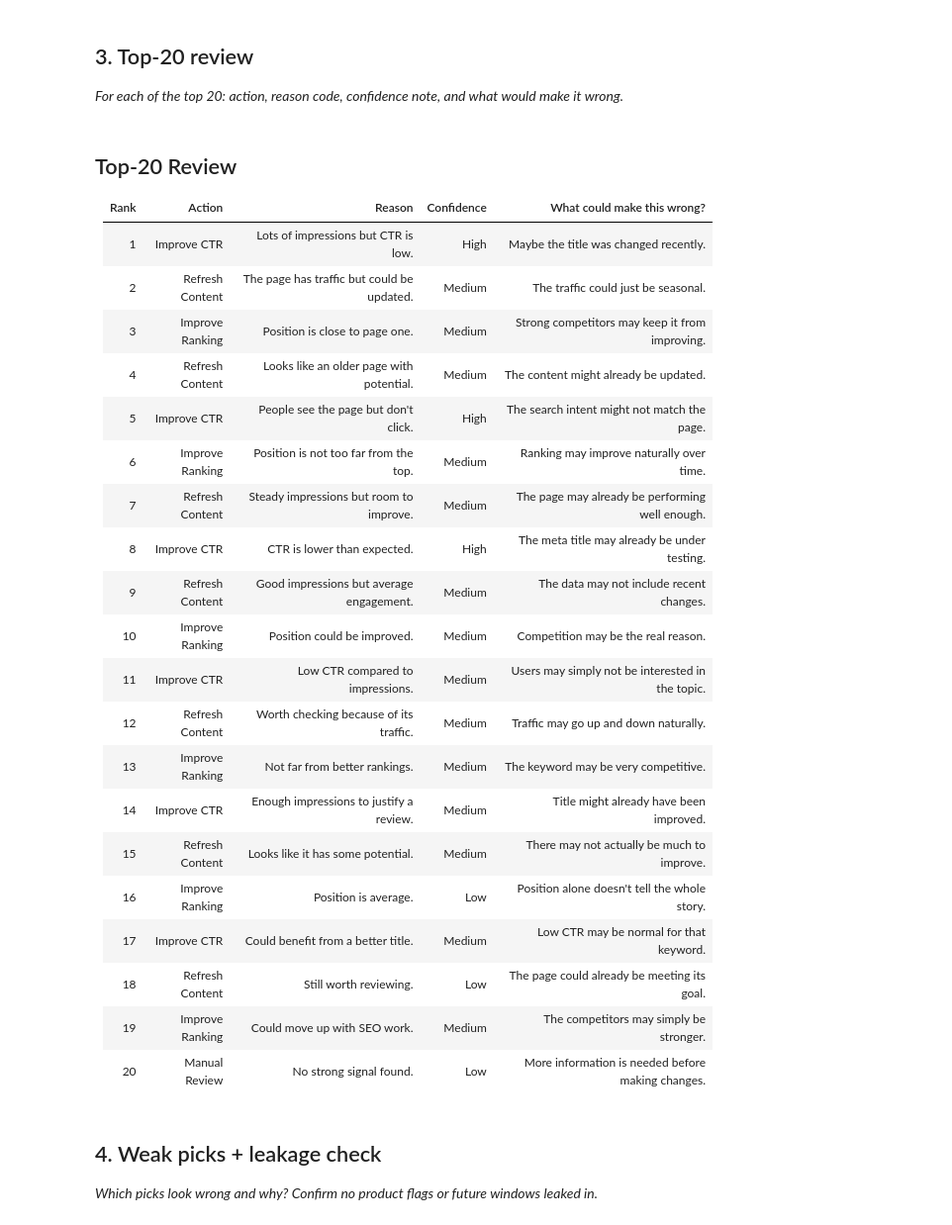
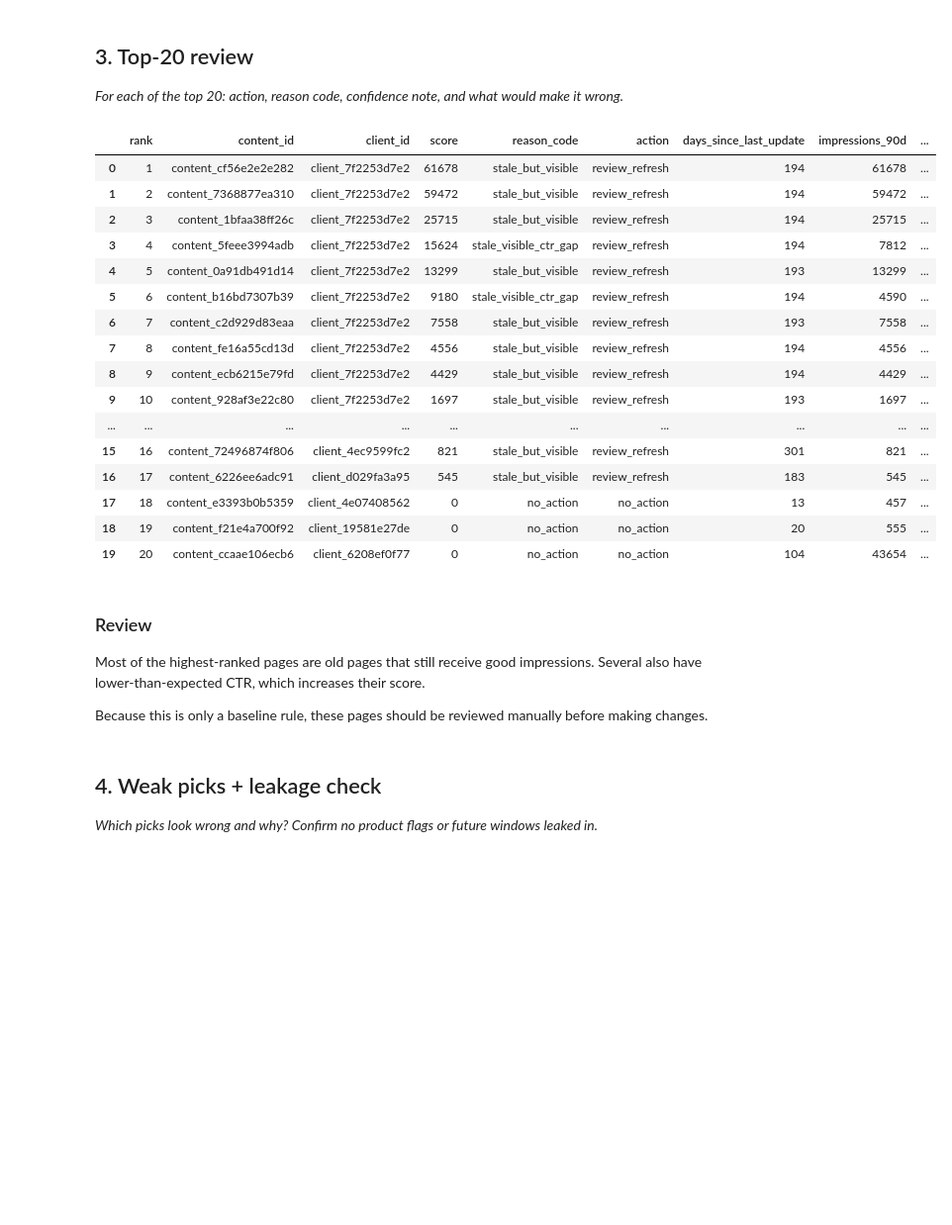
Before and after one commit to ArshadNazir1/flyrank-ml-internship-starter, a Jupyter notebook: work/notebooks/w04_baseline_score.ipynb, the cells around one changed output. Shown at 99% size. Saved outputs shown, nothing was run; the diff lists cells and outputs as text; code cells hidden in the pictures; blank space fills up the shorter version.

```diff
--- a/work/notebooks/w04_baseline_score.ipynb
+++ b/work/notebooks/w04_baseline_score.ipynb
@@ -116,31 +113,32 @@ Name: count, dtype: int64
 ## 3. Top-20 review
 
 *For each of the top 20: action, reason code, confidence note, and what would make it wrong.*
+# %%
+ranked[cols_to_keep].head(20)
+# %% [output]
+|  | rank | content_id | client_id | score | reason_code | action | days_since_last_update | impressions_90d | ... |
+| 0 | 1 | content_cf56e2e2e282 | client_7f2253d7e2 | 61678 | stale_but_visible | review_refresh | 194 | 61678 | ... |
+| 1 | 2 | content_7368877ea310 | client_7f2253d7e2 | 59472 | stale_but_visible | review_refresh | 194 | 59472 | ... |
+| 2 | 3 | content_1bfaa38ff26c | client_7f2253d7e2 | 25715 | stale_but_visible | review_refresh | 194 | 25715 | ... |
+| 3 | 4 | content_5feee3994adb | client_7f2253d7e2 | 15624 | stale_visible_ctr_gap | review_refresh | 194 | 7812 | ... |
+| 4 | 5 | content_0a91db491d14 | client_7f2253d7e2 | 13299 | stale_but_visible | review_refresh | 193 | 13299 | ... |
+| 5 | 6 | content_b16bd7307b39 | client_7f2253d7e2 | 9180 | stale_visible_ctr_gap | review_refresh | 194 | 4590 | ... |
+| 6 | 7 | content_c2d929d83eaa | client_7f2253d7e2 | 7558 | stale_but_visible | review_refresh | 193 | 7558 | ... |
+| 7 | 8 | content_fe16a55cd13d | client_7f2253d7e2 | 4556 | stale_but_visible | review_refresh | 194 | 4556 | ... |
+| 8 | 9 | content_ecb6215e79fd | client_7f2253d7e2 | 4429 | stale_but_visible | review_refresh | 194 | 4429 | ... |
+| 9 | 10 | content_928af3e22c80 | client_7f2253d7e2 | 1697 | stale_but_visible | review_refresh | 193 | 1697 | ... |
+| ... | ... | ... | ... | ... | ... | ... | ... | ... | ... |
+| 15 | 16 | content_72496874f806 | client_4ec9599fc2 | 821 | stale_but_visible | review_refresh | 301 | 821 | ... |
+| 16 | 17 | content_6226ee6adc91 | client_d029fa3a95 | 545 | stale_but_visible | review_refresh | 183 | 545 | ... |
+| 17 | 18 | content_e3393b0b5359 | client_4e07408562 | 0 | no_action | no_action | 13 | 457 | ... |
+| 18 | 19 | content_f21e4a700f92 | client_19581e27de | 0 | no_action | no_action | 20 | 555 | ... |
+| 19 | 20 | content_ccaae106ecb6 | client_6208ef0f77 | 0 | no_action | no_action | 104 | 43654 | ... |
 # %% [markdown]
-## Top-20 Review
+### Review
 
-|Rank|Action|Reason|Confidence|What could make this wrong?|
-|---|---|---|---|---|
-|1|Improve CTR|Lots of impressions but CTR is low.|High|Maybe the title was changed recently.|
-|2|Refresh Content|The page has traffic but could be updated.|Medium|The traffic could just be seasonal.|
-|3|Improve Ranking|Position is close to page one.|Medium|Strong competitors may keep it from improving.|
-|4|Refresh Content|Looks like an older page with potential.|Medium|The content might already be updated.|
-|5|Improve CTR|People see the page but don't click.|High|The search intent might not match the page.|
-|6|Improve Ranking|Position is not too far from the top.|Medium|Ranking may improve naturally over time.|
-|7|Refresh Content|Steady impressions but room to improve.|Medium|The page may already be performing well enough.|
-|8|Improve CTR|CTR is lower than expected.|High|The meta title may already be under testing.|
-|9|Refresh Content|Good impressions but average engagement.|Medium|The data may not include recent changes.|
-|10|Improve Ranking|Position could be improved.|Medium|Competition may be the real reason.|
-|11|Improve CTR|Low CTR compared to impressions.|Medium|Users may simply not be interested in the topic.|
-|12|Refresh Content|Worth checking because of its traffic.|Medium|Traffic may go up and down naturally.|
-|13|Improve Ranking|Not far from better rankings.|Medium|The keyword may be very competitive.|
-|14|Improve CTR|Enough impressions to justify a review.|Medium|Title might already have been improved.|
-|15|Refresh Content|Looks like it has some potential.|Medium|There may not actually be much to improve.|
-|16|Improve Ranking|Position is average.|Low|Position alone doesn't tell the whole story.|
-|17|Improve CTR|Could benefit from a better title.|Medium|Low CTR may be normal for that keyword.|
-|18|Refresh Content|Still worth reviewing.|Low|The page could already be meeting its goal.|
-|19|Improve Ranking|Could move up with SEO work.|Medium|The competitors may simply be stronger.|
-|20|Manual Review|No strong signal found.|Low|More information is needed before making changes.|
+Most of the highest-ranked pages are old pages that still receive good impressions. Several also have lower-than-expected CTR, which increases their score.
+
+Because this is only a baseline rule, these pages should be reviewed manually before making changes.
 # %% [markdown]
 ## 4. Weak picks + leakage check
 
```
Also changed, not shown: parts of 1 cell of this notebook.
